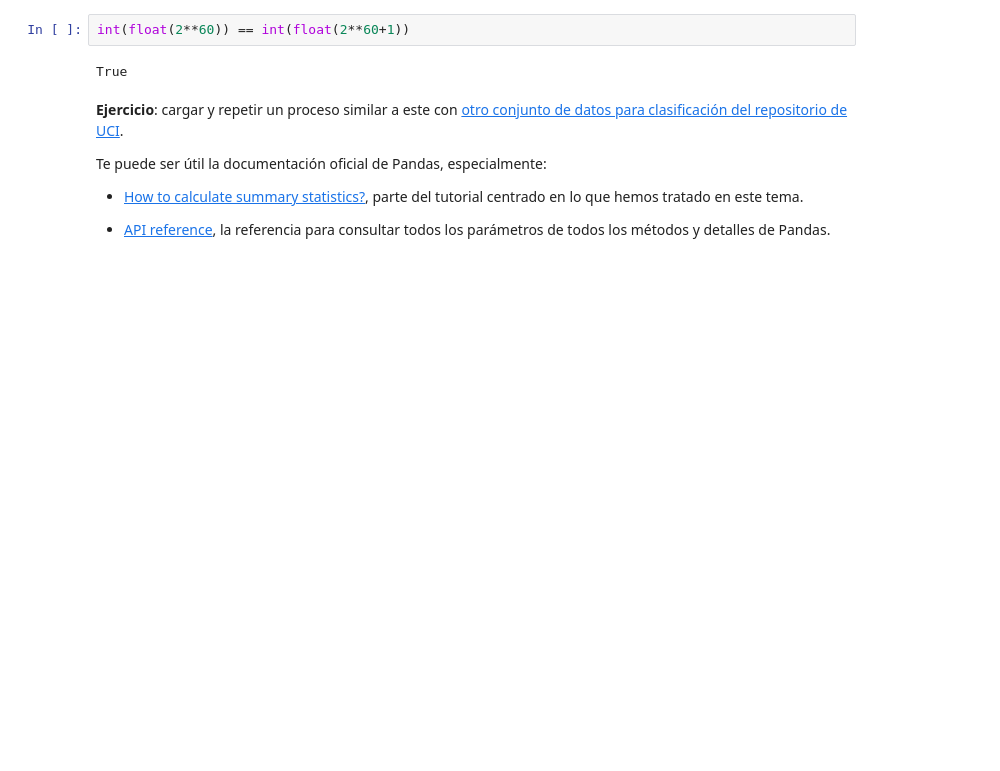
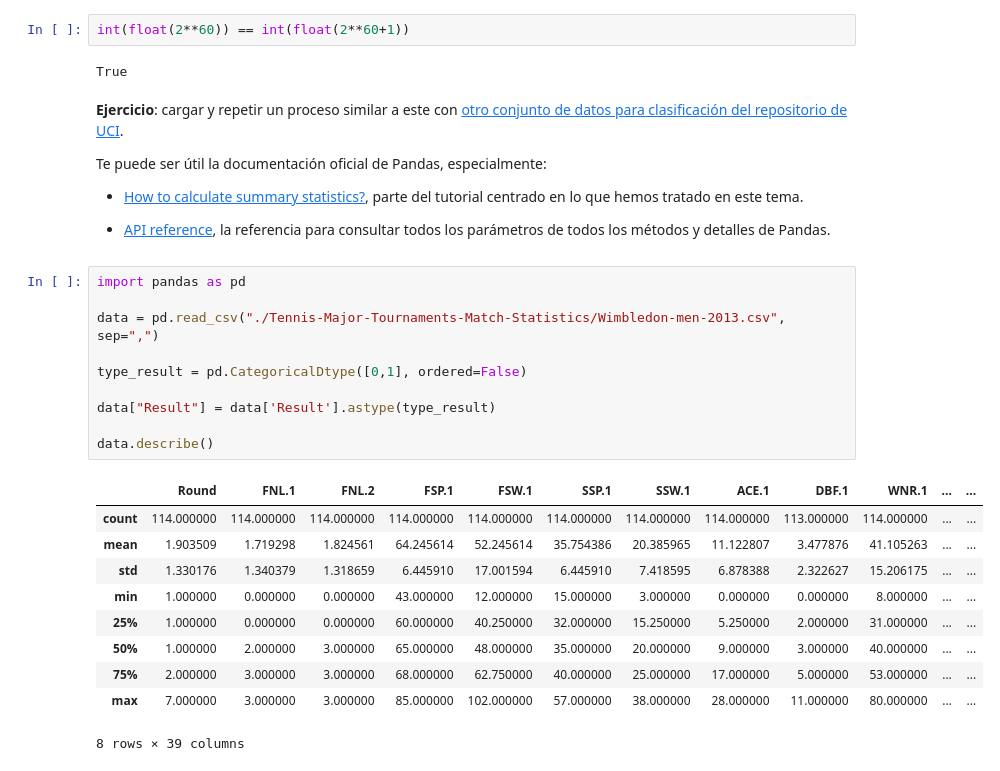
Before and after one commit to golly10/PVD, a Jupyter notebook: Tema 1/T1-3/T1-3_MedidasBasica.ipynb, the cells around one changed output. Drawn from its saved outputs; the diff is of its cells as text; blank space fills up the shorter version.

```diff
--- a/Tema 1/T1-3/T1-3_MedidasBasica.ipynb
+++ b/Tema 1/T1-3/T1-3_MedidasBasica.ipynb
@@ -389,3 +389,24 @@ Te puede ser útil la documentación oficial de Pandas, especialmente:
 * [How to calculate summary statistics?](https://pandas.pydata.org/docs/getting_started/intro_tutorials/06_calculate_statistics.html), parte del tutorial centrado en lo que hemos tratado en este tema.
 
 * [API reference](https://pandas.pydata.org/pandas-docs/stable/reference/index.html), la referencia para consultar todos los parámetros de todos los métodos y detalles de Pandas.
+# %%
+import pandas as pd
+
+data = pd.read_csv("./Tennis-Major-Tournaments-Match-Statistics/Wimbledon-men-2013.csv", sep=",")
+
+type_result = pd.CategoricalDtype([0,1], ordered=False)
+
+data["Result"] = data['Result'].astype(type_result)
+
+data.describe()
+# %% [output]
+|  | Round | FNL.1 | FNL.2 | FSP.1 | FSW.1 | SSP.1 | SSW.1 | ACE.1 | DBF.1 | WNR.1 | ... | ... |
+| count | 114.000000 | 114.000000 | 114.000000 | 114.000000 | 114.000000 | 114.000000 | 114.000000 | 114.000000 | 113.000000 | 114.000000 | ... | ... |
+| mean | 1.903509 | 1.719298 | 1.824561 | 64.245614 | 52.245614 | 35.754386 | 20.385965 | 11.122807 | 3.477876 | 41.105263 | ... | ... |
+| std | 1.330176 | 1.340379 | 1.318659 | 6.445910 | 17.001594 | 6.445910 | 7.418595 | 6.878388 | 2.322627 | 15.206175 | ... | ... |
+| min | 1.000000 | 0.000000 | 0.000000 | 43.000000 | 12.000000 | 15.000000 | 3.000000 | 0.000000 | 0.000000 | 8.000000 | ... | ... |
+| 25% | 1.000000 | 0.000000 | 0.000000 | 60.000000 | 40.250000 | 32.000000 | 15.250000 | 5.250000 | 2.000000 | 31.000000 | ... | ... |
+| 50% | 1.000000 | 2.000000 | 3.000000 | 65.000000 | 48.000000 | 35.000000 | 20.000000 | 9.000000 | 3.000000 | 40.000000 | ... | ... |
+| 75% | 2.000000 | 3.000000 | 3.000000 | 68.000000 | 62.750000 | 40.000000 | 25.000000 | 17.000000 | 5.000000 | 53.000000 | ... | ... |
+| max | 7.000000 | 3.000000 | 3.000000 | 85.000000 | 102.000000 | 57.000000 | 38.000000 | 28.000000 | 11.000000 | 80.000000 | ... | ... |
+8 rows × 39 columns
```
Also changed, not shown: parts of 1 cell of this notebook, 9 other files.
